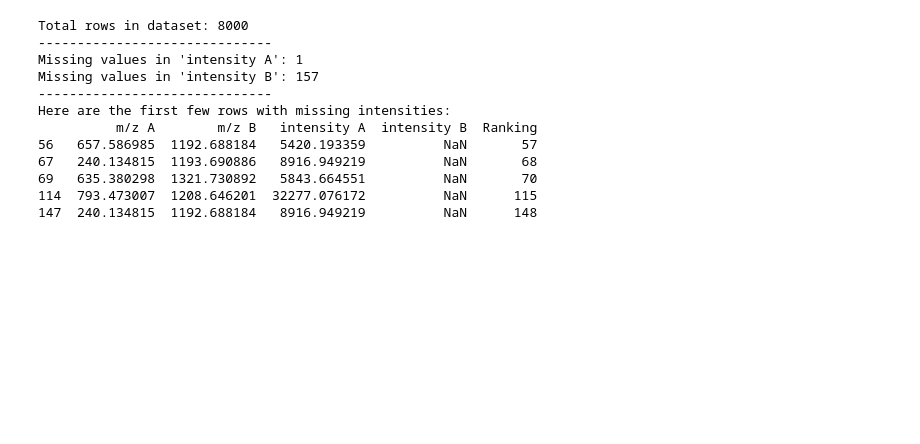
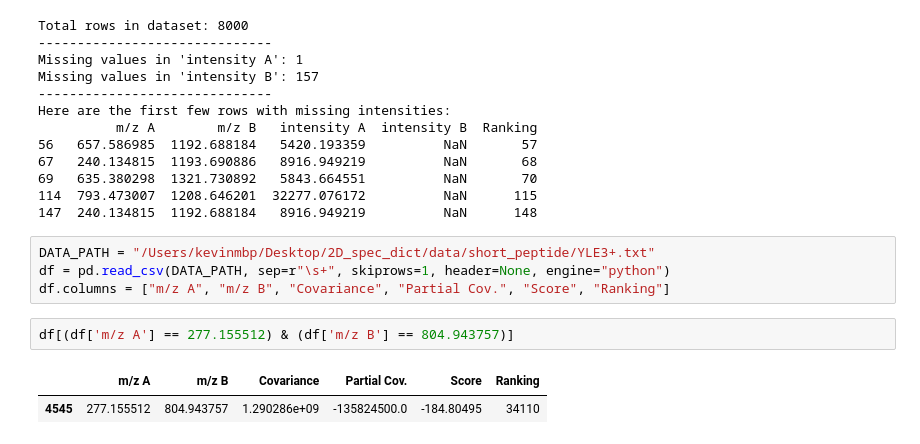
Before and after one commit to Kevinxsn/2D_spec_dict, a Jupyter notebook: pepline/pepline_test.ipynb, the cells around one changed output. Drawn from its saved outputs; the diff is of its cells as text; blank space fills up the shorter version.

```diff
--- a/pepline/pepline_test.ipynb
+++ b/pepline/pepline_test.ipynb
@@ -460,3 +466,12 @@ Here are the first few rows with missing intensities:
 69   635.380298  1321.730892   5843.664551          NaN       70
 114  793.473007  1208.646201  32277.076172          NaN      115
 147  240.134815  1192.688184   8916.949219          NaN      148
+# %%
+DATA_PATH = "/Users/kevinmbp/Desktop/2D_spec_dict/data/short_peptide/YLE3+.txt"
+df = pd.read_csv(DATA_PATH, sep=r"\s+", skiprows=1, header=None, engine="python")
+df.columns = ["m/z A", "m/z B", "Covariance", "Partial Cov.", "Score", "Ranking"]
+# %%
+df[(df['m/z A'] == 277.155512) & (df['m/z B'] == 804.943757)]
+# %% [output]
+|  | m/z A | m/z B | Covariance | Partial Cov. | Score | Ranking |
+| 4545 | 277.155512 | 804.943757 | 1.290286e+09 | -135824500.0 | -184.80495 | 34110 |
```
Also changed, not shown: parts of 2 cells of this notebook, 14 other files.
